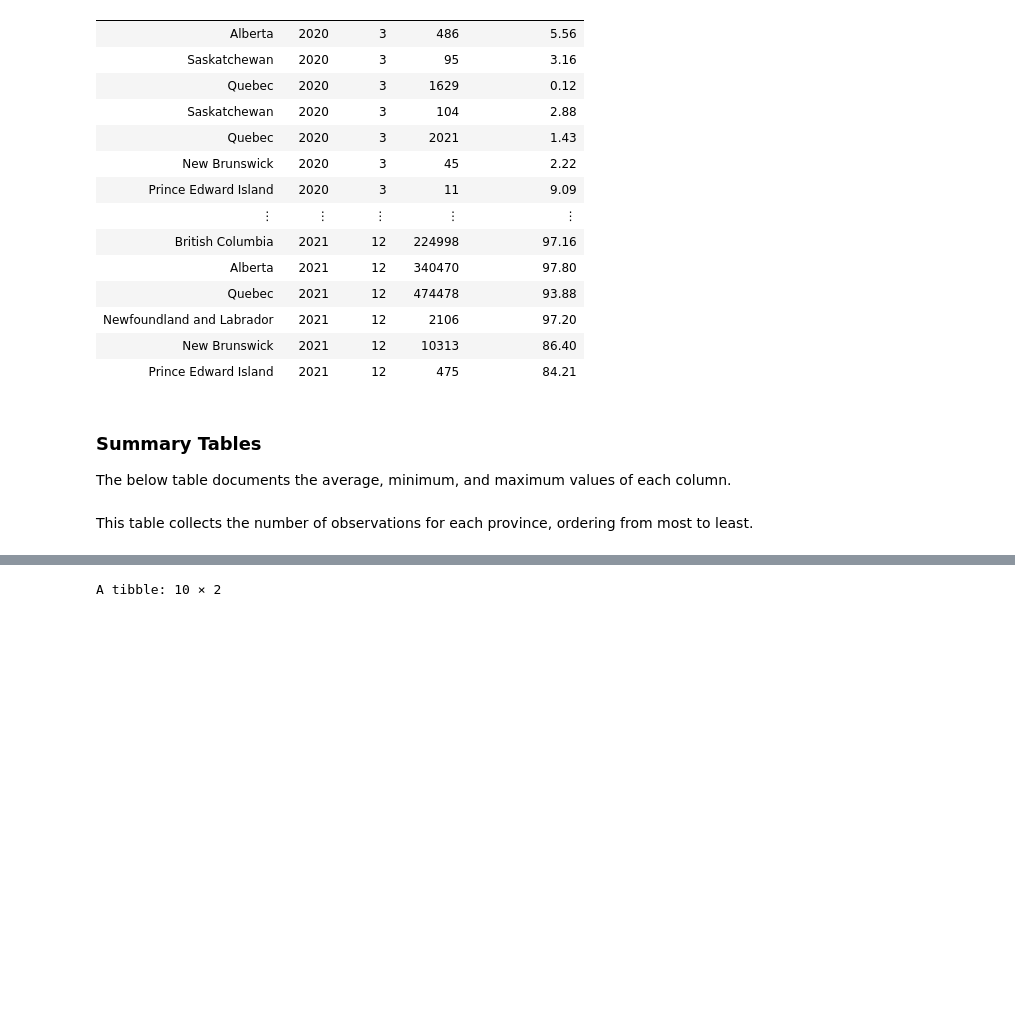
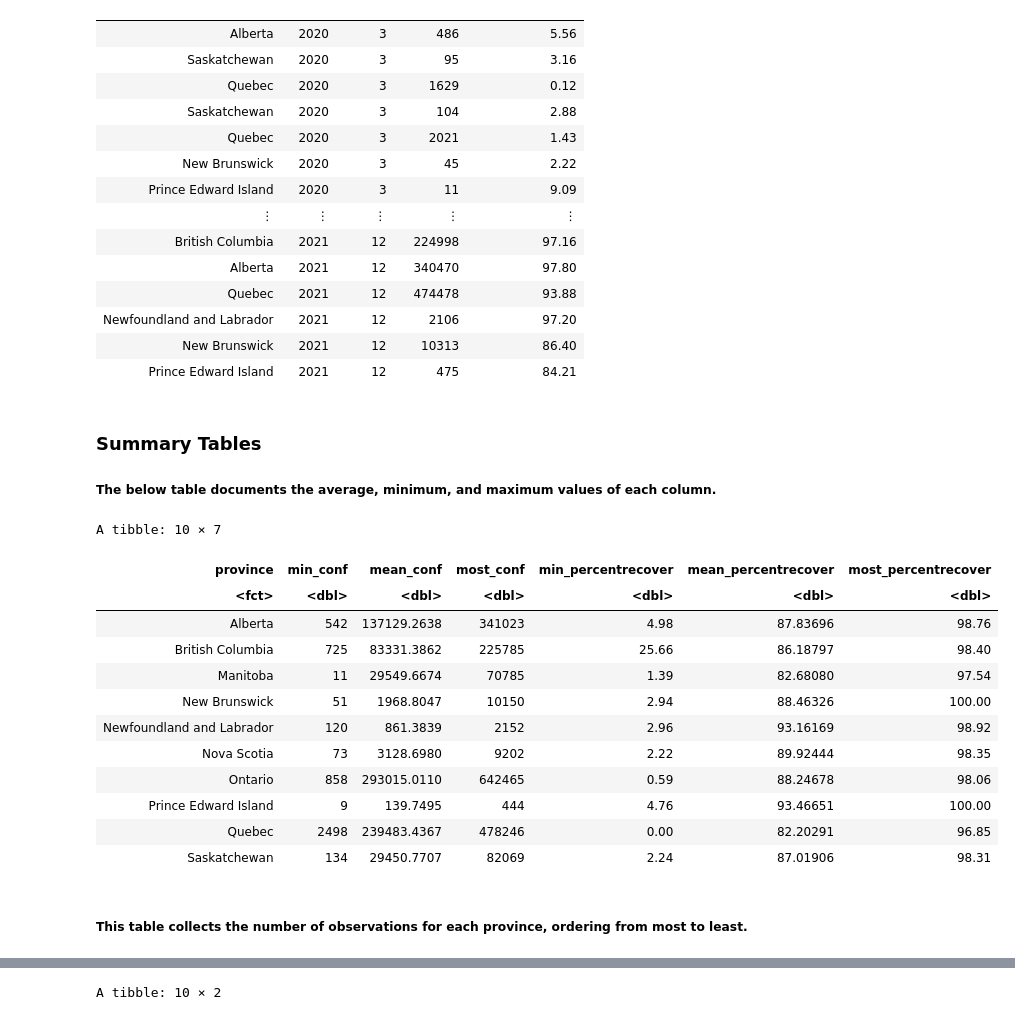
Before and after one commit to mikcblue7/dsci-100-project-group2, a Jupyter notebook: Group-2-Proposal.ipynb, the cells around one changed output, grey strips where cells are left out. Drawn from its saved outputs; the diff is of its cells as text; code cells hidden in the pictures; blank space fills up the shorter version.

```diff
--- a/Group-2-Proposal.ipynb
+++ b/Group-2-Proposal.ipynb
@@ -229,7 +232,7 @@ A grouped_df: 1550 × 5
 # %% [markdown]
 ### Summary Tables
 
-The below table documents the average, minimum, and maximum values of each column.
+##### The below table documents the average, minimum, and maximum values of each column.
 # %%
 # obs_num_summary <- group_by(covid_train, province)%>%
 #                             summarize(
@@ -244,8 +247,34 @@ The below table documents the average, minimum, and maximum values of each colum
 #                              most_total = max(numtotal, na.rm = TRUE),
 #                              )
 # obs_num_summary
+# %%
+num_summary <- covid_train|>
+                group_by(province) |>
+                             summarize(
+                              min_conf = min(numconf, na.rm = TRUE),
+                              mean_conf = mean(numconf,na.rm = TRUE),
+                              most_conf = max(numconf, na.rm = TRUE),
+                              min_percentrecover= min(percentrecover, na.rm = TRUE),
+                              mean_percentrecover = mean(percentrecover,na.rm = TRUE),
+                              most_percentrecover = max(percentrecover, na.rm = TRUE),
+                            )
+num_summary
+# %% [output]
+A tibble: 10 × 7
+| province | min_conf | mean_conf | most_conf | min_percentrecover | mean_percentrecover | most_percentrecover |
+| <fct> | <dbl> | <dbl> | <dbl> | <dbl> | <dbl> | <dbl> |
+| Alberta | 542 | 137129.2638 | 341023 | 4.98 | 87.83696 | 98.76 |
+| British Columbia | 725 | 83331.3862 | 225785 | 25.66 | 86.18797 | 98.40 |
+| Manitoba | 11 | 29549.6674 | 70785 | 1.39 | 82.68080 | 97.54 |
+| New Brunswick | 51 | 1968.8047 | 10150 | 2.94 | 88.46326 | 100.00 |
+| Newfoundland and Labrador | 120 | 861.3839 | 2152 | 2.96 | 93.16169 | 98.92 |
+| Nova Scotia | 73 | 3128.6980 | 9202 | 2.22 | 89.92444 | 98.35 |
+| Ontario | 858 | 293015.0110 | 642465 | 0.59 | 88.24678 | 98.06 |
+| Prince Edward Island | 9 | 139.7495 | 444 | 4.76 | 93.46651 | 100.00 |
+| Quebec | 2498 | 239483.4367 | 478246 | 0.00 | 82.20291 | 96.85 |
+| Saskatchewan | 134 | 29450.7707 | 82069 | 2.24 | 87.01906 | 98.31 |
 # %% [markdown]
-This table collects the number of observations for each province, ordering from most to least.
+##### This table collects the number of observations for each province, ordering from most to least.
 # %%
 # province_obs <- group_by(covid_train,province)%>%
 # summarize(num_obs=n()) |>
```
Also changed, not shown: parts of 17 cells of this notebook.
